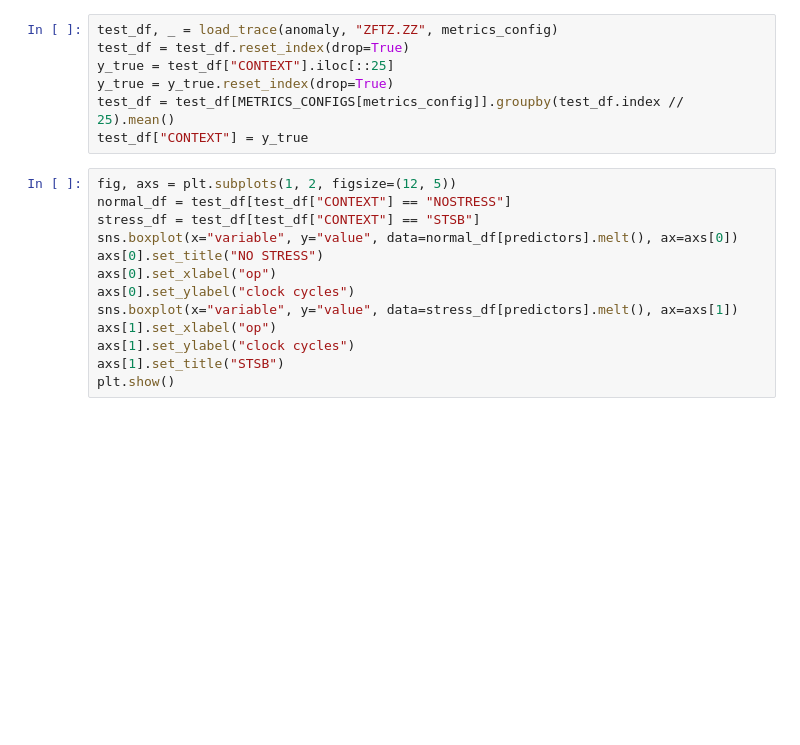
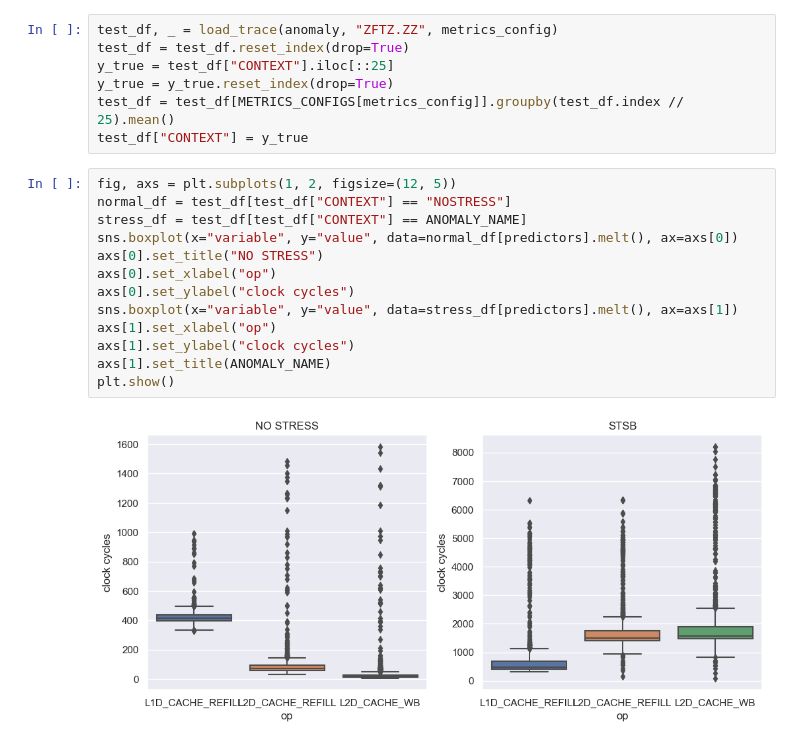
Before and after one commit to EU-TEACHING/teaching-avionics-dataset, a Jupyter notebook: analysis/stsb.ipynb, the cells around one changed output. Saved outputs shown, nothing was run; the diff lists cells and outputs as text; blank space fills up the shorter version.

```diff
--- a/analysis/stsb.ipynb
+++ b/analysis/stsb.ipynb
@@ -101,15 +140,17 @@ test_df["CONTEXT"] = y_true
 # %%
 fig, axs = plt.subplots(1, 2, figsize=(12, 5))
 normal_df = test_df[test_df["CONTEXT"] == "NOSTRESS"]
-stress_df = test_df[test_df["CONTEXT"] == "STSB"]
+stress_df = test_df[test_df["CONTEXT"] == ANOMALY_NAME]
 sns.boxplot(x="variable", y="value", data=normal_df[predictors].melt(), ax=axs[0])
 axs[0].set_title("NO STRESS")
 axs[0].set_xlabel("op")
 axs[0].set_ylabel("clock cycles")
 sns.boxplot(x="variable", y="value", data=stress_df[predictors].melt(), ax=axs[1])
 axs[1].set_xlabel("op")
 axs[1].set_ylabel("clock cycles")
-axs[1].set_title("STSB")
+axs[1].set_title(ANOMALY_NAME)
 plt.show()
+# %% [output]
+[figure, added]
 # %%
 test_fn(test_df, model)
```
Also changed, not shown: parts of 12 cells of this notebook, 1 other file.
